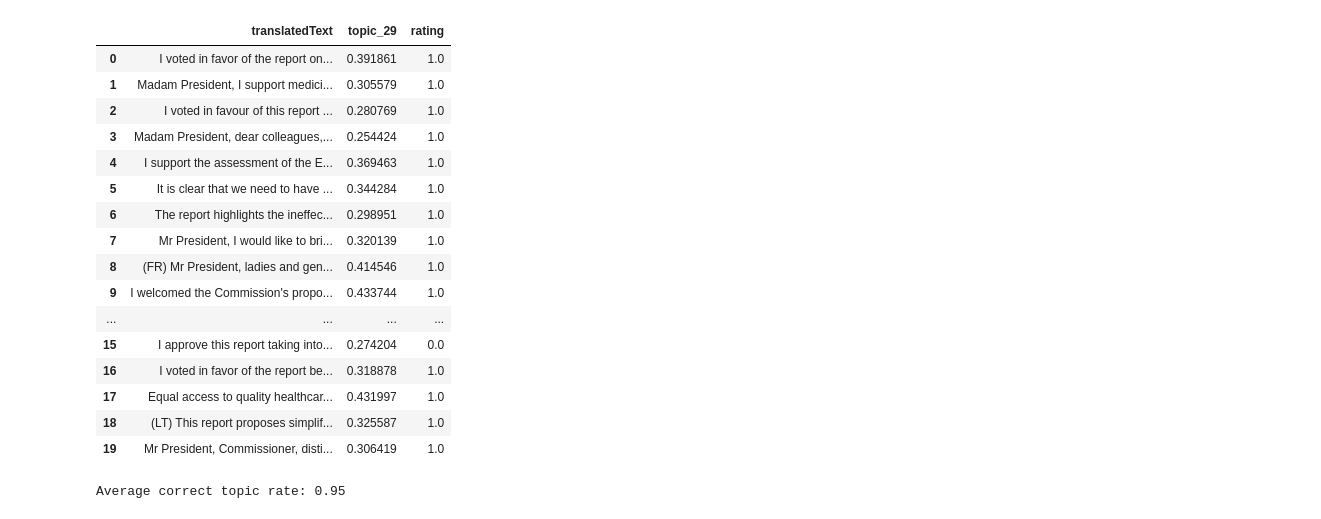
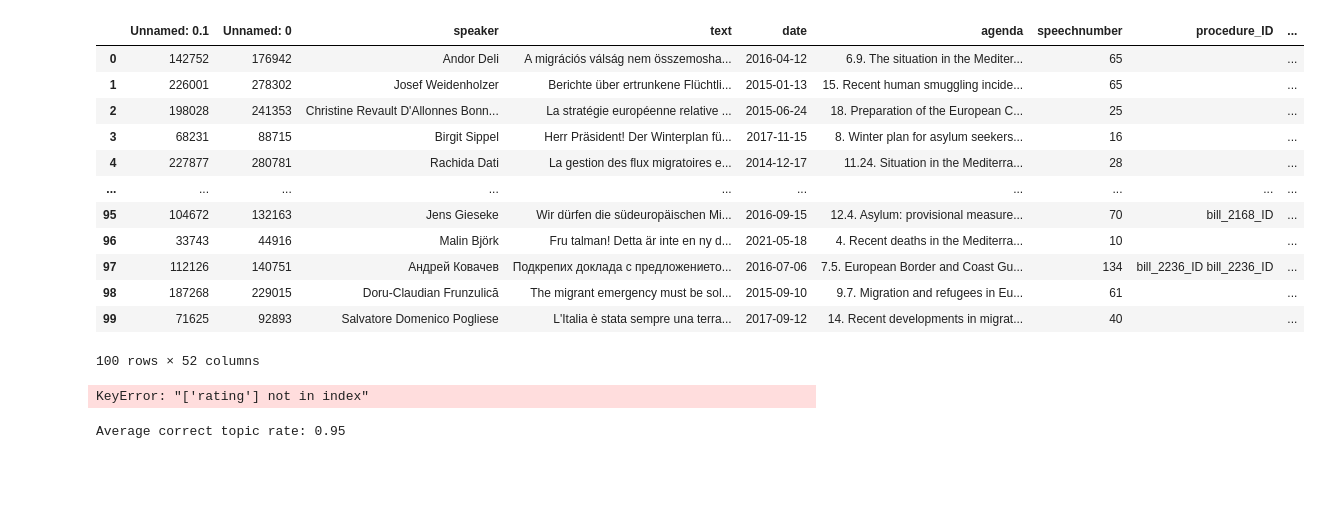
Before and after one commit to derkleinejakob/dataliteracy25, a Jupyter notebook: scripts/lda/lda_find_threshold.ipynb, the cells around one changed output. Cells and saved outputs as stored; diff of their text form; code cells hidden in the pictures; blank space fills up the shorter version.

```diff
--- a/scripts/lda/lda_find_threshold.ipynb
+++ b/scripts/lda/lda_find_threshold.ipynb
@@ -17,5 +14,5 @@ The autoreload extension is already loaded. To reload it, use:
 # %%
-INPUT_PATH = "data/df_30topics_intermed.csv"
+INPUT_PATH = "data/df_30topics10passes_intermed.csv"
 RATER = "Quirin"
 # %%
 def lda_sample_and_rate(df_topics, topic_id,  prob_range = (0.25, 0.45), n = 100, seed = 42):
@@ -30,9 +27,11 @@ def lda_sample_and_rate(df_topics, topic_id,  prob_range = (0.25, 0.45), n = 100
     candidates = df_topics[(df_topics[prob_col] >= lower_prob) & (df_topics[prob_col] <= upper_prob)]
 
     sampled = candidates.sample(n=min(n, len(candidates)), random_state=seed).reset_index(drop=True)
+    sampled['rating'] = np.nan  # Initialize rating column
     ratings = []
+    terminated_early = [False]
 
-    current_index = [0]  # Use list to modify in nested function
+    current_index = [0]
 
     print(f"\n{'='*90}")
     print(f"Starting manual rating: {len(sampled)} speeches to rate.")
@@ -44,45 +43,54 @@ def lda_sample_and_rate(df_topics, topic_id,  prob_range = (0.25, 0.45), n = 100
     def show_speech(index):
         with output:
             output.clear_output(wait=True)
-            if index >= len(sampled):
+            if index >= len(sampled) or terminated_early[0]:
                 print(f"Rating complete! Rated {len(ratings)}/{len(sampled)} speeches.")
-                # Now add ratings to dataframe
-                sampled.loc[:len(ratings)-1, 'rating'] = ratings
-                print(f"\nFinal ratings: {ratings}")
+                # Add ratings to dataframe
+                for i, rating in enumerate(ratings):
+                    sampled.loc[i, 'rating'] = rating
+                # Hide buttons after completion
+                btn_correct.layout.display = 'none'
+                btn_incorrect.layout.display = 'none'
+                btn_skip.layout.display = 'none'
                 return
 
             row = sampled.iloc[index]
             print(f"Progress: {index}/{len(sampled)} speeches rated")
-            print(f"\nSpeech {index}/{len(sampled)} | Year: {row['year']} | Party block: {row['party_block']}")
+            print(f"\nSpeech {index}/{len(sampled)} | Year: {row['year']} | Party block: {row['block']}")
             print(f"Topic probability: {row[prob_col]:.4f}")
             print(textwrap.fill(row["translatedText"], width=90))
 
     def on_button_click(_button, rating_value):
         ratings.append(rating_value)
-        sampled.loc[current_index[0], 'rating'] = rating_value
         current_index[0] += 1
+        show_speech(current_index[0])
+
+    def on_skip_click(_button):
+        terminated_early[0] = True
         show_speech(current_index[0])
 
     btn_correct = Button(description="1: Correct topic")
     btn_incorrect = Button(description="0: Incorrect topic")
+    btn_skip = Button(description="Skip remaining", button_style='warning')
 
     btn_correct.on_click(lambda b: on_button_click(b, 1))
     btn_incorrect.on_click(lambda b: on_button_click(b, 0))
+    btn_skip.on_click(on_skip_click)
 
     show_speech(0)
-    display(btn_correct, btn_incorrect)
+    display(btn_correct, btn_incorrect, btn_skip)
 
-    # Return the sampled dataframe
+    # Return the full sampled dataframe with ratings (NaN for unrated)
     return sampled
 # %%
 # set working directory to project root
 os.chdir(os.path.dirname(os.path.dirname(os.path.dirname(os.path.abspath("__file__")))))
 # %%
 # import topic probability data
-df = pd.read_csv(INPUT_PATH)
+df = pd.read_csv(INPUT_PATH, sep = "\t")
 # %%
 prob_range=(0.2, 0.4)
-topic_id =
+topic_id = 8
 # %%
 ratings = lda_sample_and_rate(df, topic_id=topic_id, prob_range=prob_range, n=100)
 # %% [output]
@@ -95,25 +104,25 @@ Starting manual rating: 20 speeches to rate.
+# %%
+ratings
+# %% [output]
+|  | Unnamed: 0.1 | Unnamed: 0 | speaker | text | date | agenda | speechnumber | procedure_ID | ... |
+| 0 | 142752 | 176942 | Andor Deli | A migrációs válság nem összemosha... | 2016-04-12 | 6.9. The situation in the Mediter... | 65 |  | ... |
+| 1 | 226001 | 278302 | Josef Weidenholzer | Berichte über ertrunkene Flüchtli... | 2015-01-13 | 15. Recent human smuggling incide... | 65 |  | ... |
+| 2 | 198028 | 241353 | Christine Revault D'Allonnes Bonn... | La stratégie européenne relative ... | 2015-06-24 | 18. Preparation of the European C... | 25 |  | ... |
+| 3 | 68231 | 88715 | Birgit Sippel | Herr Präsident! Der Winterplan fü... | 2017-11-15 | 8. Winter plan for asylum seekers... | 16 |  | ... |
+| 4 | 227877 | 280781 | Rachida Dati | La gestion des flux migratoires e... | 2014-12-17 | 11.24. Situation in the Mediterra... | 28 |  | ... |
+| ... | ... | ... | ... | ... | ... | ... | ... | ... | ... |
+| 95 | 104672 | 132163 | Jens Gieseke | Wir dürfen die südeuropäischen Mi... | 2016-09-15 | 12.4. Asylum: provisional measure... | 70 | bill_2168_ID | ... |
+| 96 | 33743 | 44916 | Malin Björk | Fru talman! Detta är inte en ny d... | 2021-05-18 | 4. Recent deaths in the Mediterra... | 10 |  | ... |
+| 97 | 112126 | 140751 | Андрей Ковачев | Подкрепих доклада с предложението... | 2016-07-06 | 7.5. European Border and Coast Gu... | 134 | bill_2236_ID bill_2236_ID | ... |
+| 98 | 187268 | 229015 | Doru-Claudian Frunzulică | The migrant emergency must be sol... | 2015-09-10 | 9.7. Migration and refugees in Eu... | 61 |  | ... |
+| 99 | 71625 | 92893 | Salvatore Domenico Pogliese | L'Italia è stata sempre una terra... | 2017-09-12 | 14. Recent developments in migrat... | 40 |  | ... |
+100 rows × 52 columns
 # %%
 # only keep relevant columns
 ratings = ratings[[f'translatedText', f'topic_{topic_id}', 'rating']]
 ratings
 # %% [output]
-|  | translatedText | topic_29 | rating |
-| 0 | I voted in favor of the report on... | 0.391861 | 1.0 |
-| 1 | Madam President, I support medici... | 0.305579 | 1.0 |
-| 2 | I voted in favour of this report ... | 0.280769 | 1.0 |
-| 3 | Madam President, dear colleagues,... | 0.254424 | 1.0 |
-| 4 | I support the assessment of the E... | 0.369463 | 1.0 |
-| 5 | It is clear that we need to have ... | 0.344284 | 1.0 |
-| 6 | The report highlights the ineffec... | 0.298951 | 1.0 |
-| 7 | Mr President, I would like to bri... | 0.320139 | 1.0 |
-| 8 | (FR) Mr President, ladies and gen... | 0.414546 | 1.0 |
-| 9 | I welcomed the Commission's propo... | 0.433744 | 1.0 |
-| ... | ... | ... | ... |
-| 15 | I approve this report taking into... | 0.274204 | 0.0 |
-| 16 | I voted in favor of the report be... | 0.318878 | 1.0 |
-| 17 | Equal access to quality healthcar... | 0.431997 | 1.0 |
-| 18 | (LT) This report proposes simplif... | 0.325587 | 1.0 |
-| 19 | Mr President, Commissioner, disti... | 0.306419 | 1.0 |
+KeyError: "['rating'] not in index"
 # %%
 # save ratings:
 ratings.to_csv(f"tf_idf_ratings_{RATER}.csv")
```
Also changed, not shown: parts of 2 cells of this notebook.
